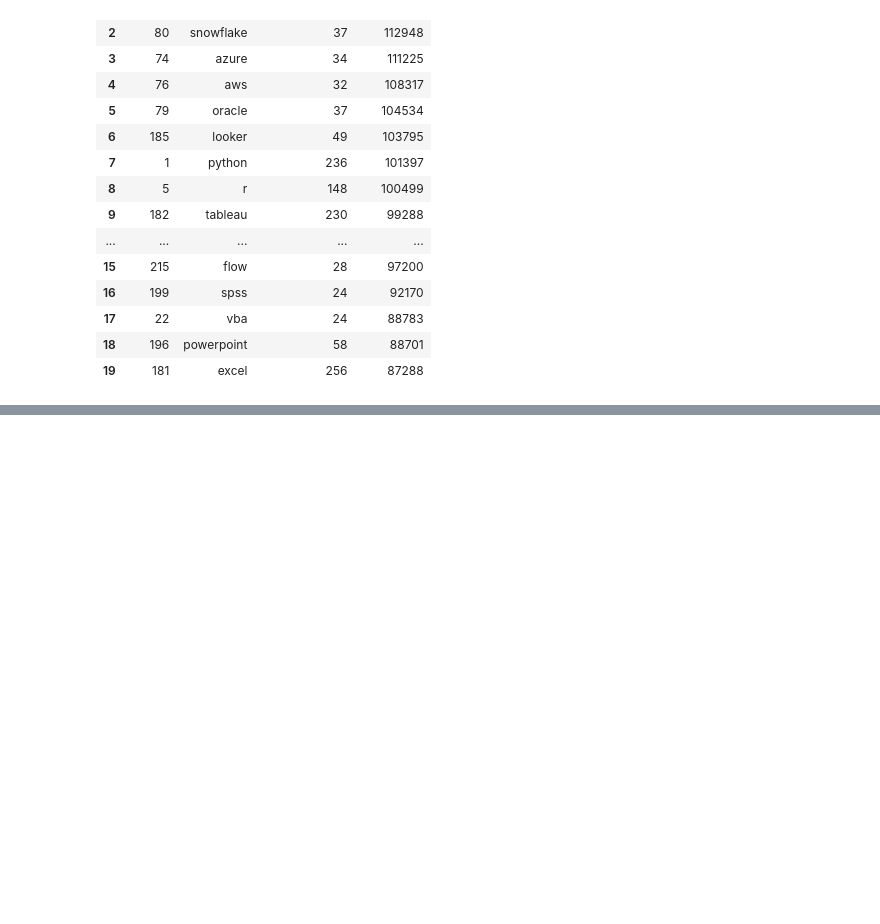
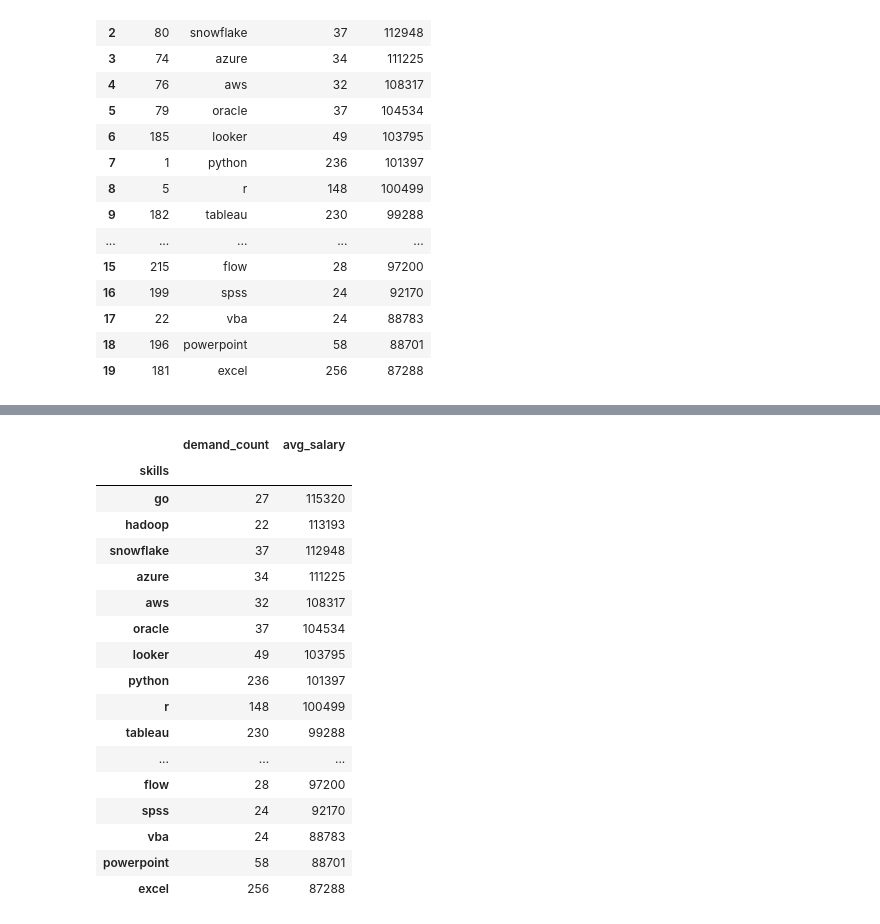
Before and after one commit to TomaszK94/SQL, a Jupyter notebook: Graphs/5_optimal_skills.ipynb, the cells around one changed output, grey strips where cells are left out. Saved outputs shown, nothing was run; the diff lists cells and outputs as text; code cells hidden in the pictures; blank space fills up the shorter version.

```diff
--- a/Graphs/5_optimal_skills.ipynb
+++ b/Graphs/5_optimal_skills.ipynb
@@ -26,0 +48,22 @@ df
+# %%
+df_top_20 = df_top_20.set_index("skills")
+df_top_20
+# %% [output]
+|  | demand_count | avg_salary |
+| skills |  |  |
+| go | 27 | 115320 |
+| hadoop | 22 | 113193 |
+| snowflake | 37 | 112948 |
+| azure | 34 | 111225 |
+| aws | 32 | 108317 |
+| oracle | 37 | 104534 |
+| looker | 49 | 103795 |
+| python | 236 | 101397 |
+| r | 148 | 100499 |
+| tableau | 230 | 99288 |
+| ... | ... | ... |
+| flow | 28 | 97200 |
+| spss | 24 | 92170 |
+| vba | 24 | 88783 |
+| powerpoint | 58 | 88701 |
+| excel | 256 | 87288 |
```
Also changed, not shown: parts of 2 cells of this notebook.
